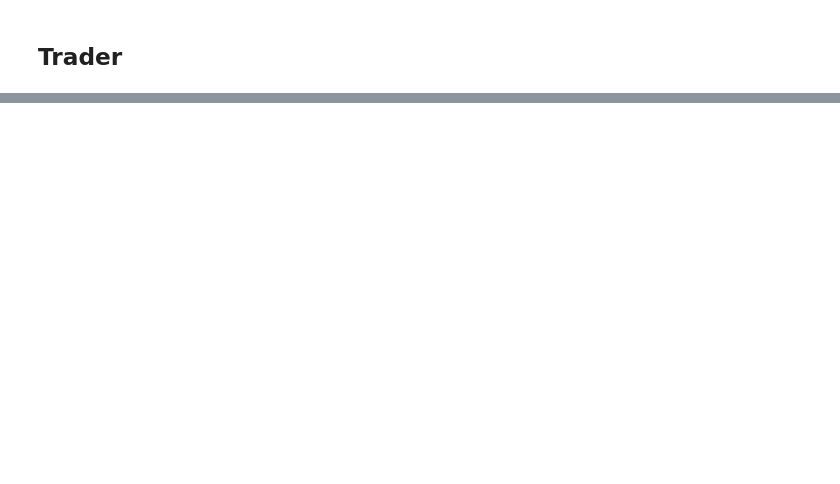
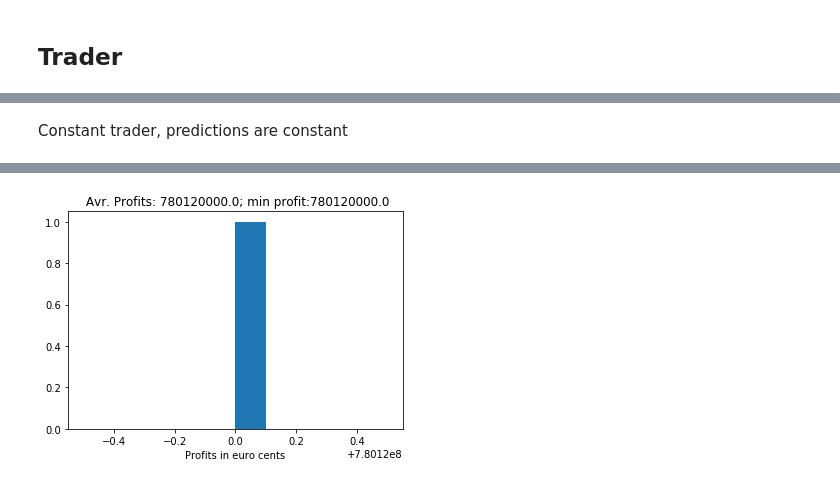
Before and after one commit to mshagirov/datathon2020, a Jupyter notebook: P003/Introduction.ipynb, the cells around one changed output, grey strips where cells are left out. Cells and saved outputs as stored; diff of their text form; code cells hidden in the pictures; blank space fills up the shorter version.

```diff
--- a/P003/Introduction.ipynb
+++ b/P003/Introduction.ipynb
@@ -268,0 +299,17 @@ max(profits)
+# %% [markdown]
+Constant trader, predictions are constant
+# %%
+# real values
+Y_targ = df['Eolien'][np.logical_not(df['Eolien'].isna())].values*1000
+trading_hours = df['Eolien'][np.logical_not(df['Eolien'].isna())].index
+
+profits = []
+
+# here I set a limit 50000 to our random prediction
+Y_pred = 8000*np.ones_like(Y_targ) # constant in kWh scale [0...80000]
+profits.append(trader_simulation(trading_hours,Y_pred,Y_targ,debug=True))
+
+plt.hist(profits)
+plt.xlabel('Profits in euro cents')
+plt.title(f' Avr. Profits: {(np.mean(profits))}; min profit:{(np.min(profits))}');
+# %% [output]
@@ -268,0 +333 @@ max(profits)
+[figure, added]
```
Also changed, not shown: parts of 26 cells of this notebook, 32 other files.
